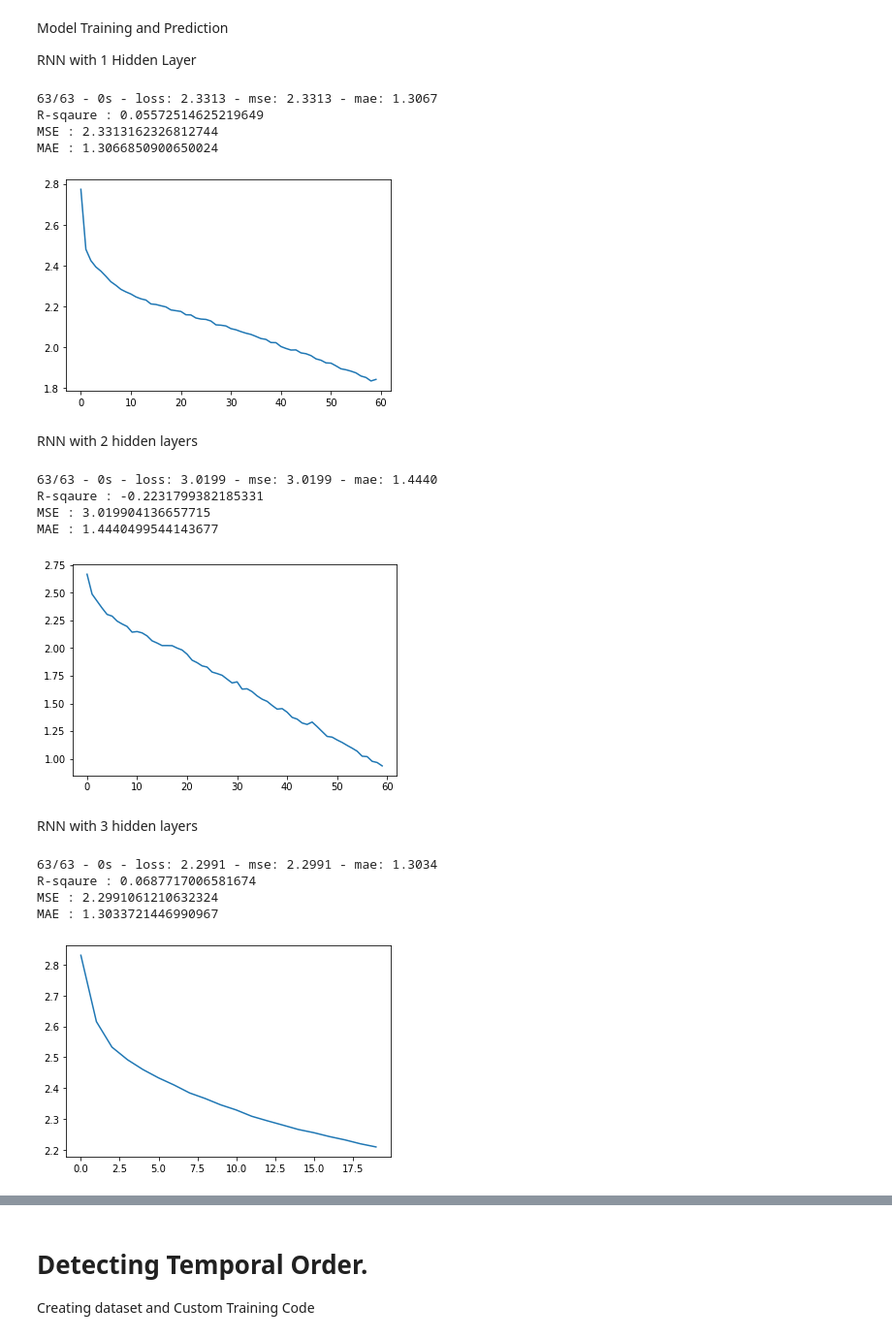
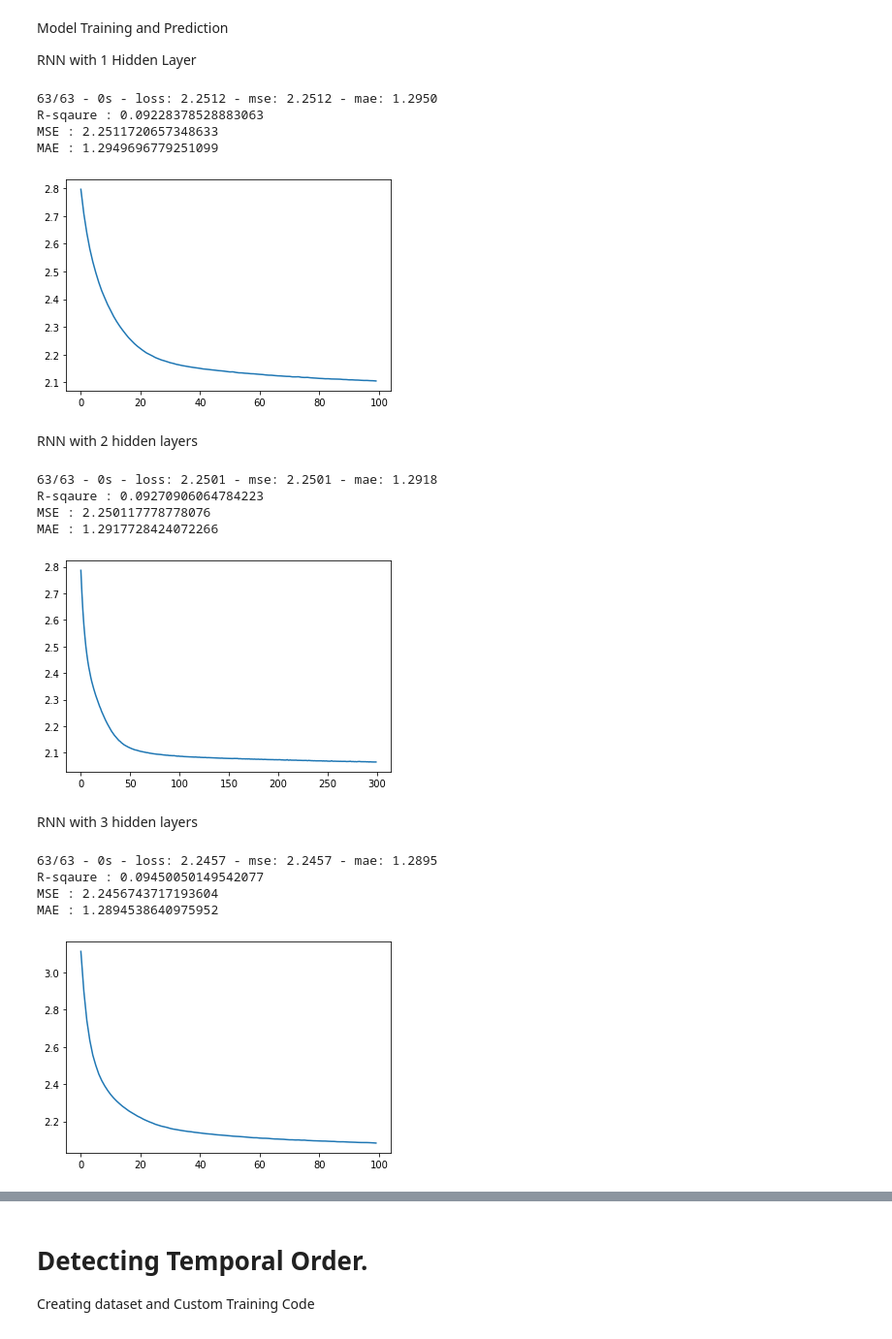
Before and after one commit to Shrsh/LSTM_and_RNN_Experiments, a Jupyter notebook: Deep_Learning_Assignment_4.ipynb, the cells around one changed output, grey strips where cells are left out. Shown at 97% size. Cells and saved outputs as stored; diff of their text form; code cells hidden in the pictures.

```diff
--- a/Deep_Learning_Assignment_4.ipynb
+++ b/Deep_Learning_Assignment_4.ipynb
@@ -193,6 +199,6 @@ values_from_uniform_distribution  = [random.uniform(0,1) for i in range(4000) ]
 data = np.convolve(np.array(values_from_uniform_distribution), [a1,a2,a3,a4,a5], mode='valid')
 plt.plot(data)
 plt.show()
-step = 15
+step = 5
 trainX,trainY,testX,testY = prepare_for_RNN(data,step)
 # %% [output]
@@ -204,14 +210,14 @@ RNN with 1 Hidden Layer
 # %%
 model = tf.keras.Sequential()
 model.add(tf.keras.layers.SimpleRNN(
-    step*10, activation='tanh',return_sequences=True))
+    6, activation='tanh',return_sequences=True))
 model.add(tf.keras.layers.Dense(1))
 
 model.compile(optimizer='adam',
               loss='mse',
               metrics=['mse','mae'])
 
-history_track = model.fit(trainX, trainY, epochs=60,batch_size=128, verbose=0)
+history_track = model.fit(trainX, trainY, epochs=100,batch_size=128, verbose=0)
 prediction= model.predict(testX)
 metrics = model.evaluate(testX, testY, verbose=2)
 print("R-sqaure : " + str(r2_score(testY,prediction.flatten())))
@@ -221,57 +227,57 @@ print("MAE : " + str(metrics[2]))
 plt.plot(history_track.history['loss'])
 plt.show()
 # %% [output]
-63/63 - 0s - loss: 2.3313 - mse: 2.3313 - mae: 1.3067
-R-sqaure : 0.05572514625219649
-MSE : 2.3313162326812744
-MAE : 1.3066850900650024
+63/63 - 0s - loss: 2.2512 - mse: 2.2512 - mae: 1.2950
+R-sqaure : 0.09228378528883063
+MSE : 2.2511720657348633
+MAE : 1.2949696779251099
-[figure, old version]
+[figure, new version]
 # %% [markdown]
 RNN with 2 hidden layers
 # %%
 model = tf.keras.Sequential()
 model.add(tf.keras.layers.SimpleRNN(
-    step*10, activation='tanh',return_sequences=True))
+    5, activation='tanh',return_sequences=True))
 model.add(tf.keras.layers.SimpleRNN(
-    step*10, activation='tanh',return_sequences=True))
+    5, activation='tanh',return_sequences=True))
 model.add(tf.keras.layers.Dense(1))
 
 model.compile(optimizer='adam',
               loss='mse',
               metrics=['mse','mae'])
 
-history_track = model.fit(trainX, trainY, epochs=60,batch_size=128, verbose=0)
+history_track = model.fit(trainX, trainY, epochs=300,batch_size=128, verbose=0)
 prediction= model.predict(testX)
 metrics = model.evaluate(testX, testY, verbose=2)
 print("R-sqaure : " + str(r2_score(testY,prediction.flatten())))
 print("MSE : " + str(metrics[1]))
 print("MAE : " + str(metrics[2]))
 
 plt.plot(history_track.history['loss'])
 plt.show()
 # %% [output]
-63/63 - 0s - loss: 3.0199 - mse: 3.0199 - mae: 1.4440
-R-sqaure : -0.2231799382185331
-MSE : 3.019904136657715
-MAE : 1.4440499544143677
+63/63 - 0s - loss: 2.2501 - mse: 2.2501 - mae: 1.2918
+R-sqaure : 0.09270906064784223
+MSE : 2.250117778778076
+MAE : 1.2917728424072266
-[figure, old version]
+[figure, new version]
 # %% [markdown]
 RNN with 3 hidden layers
 # %%
 model = tf.keras.Sequential()
 model.add(tf.keras.layers.SimpleRNN(
-    step, activation='tanh',return_sequences=True))
+    5, activation='tanh',return_sequences=True))
 model.add(tf.keras.layers.SimpleRNN(
-    step, activation='tanh',return_sequences=True))
+    5, activation='tanh',return_sequences=True))
 model.add(tf.keras.layers.SimpleRNN(
-    step, activation='tanh',return_sequences=True))
+    5, activation='tanh',return_sequences=True))
 model.add(tf.keras.layers.Dense(1))
 
 model.compile(optimizer='adam',
               loss='mse',
               metrics=['mse','mae'])
 
-history_track = model.fit(trainX, trainY, epochs=20,batch_size=128, verbose=0)
+history_track = model.fit(trainX, trainY, epochs=100,batch_size=128, verbose=0)
 prediction= model.predict(testX)
 metrics = model.evaluate(testX, testY, verbose=2)
 print("R-sqaure : " + str(r2_score(testY,prediction.flatten())))
@@ -282,8 +288,8 @@ print("MAE : " + str(metrics[2]))
 plt.plot(history_track.history['loss'])
 plt.show()
 # %% [output]
-63/63 - 0s - loss: 2.2991 - mse: 2.2991 - mae: 1.3034
-R-sqaure : 0.0687717006581674
-MSE : 2.2991061210632324
-MAE : 1.3033721446990967
+63/63 - 0s - loss: 2.2457 - mse: 2.2457 - mae: 1.2895
+R-sqaure : 0.09450050149542077
+MSE : 2.2456743717193604
+MAE : 1.2894538640975952
-[figure, old version]
+[figure, new version]
```
Also changed, not shown: parts of 28 cells of this notebook.
